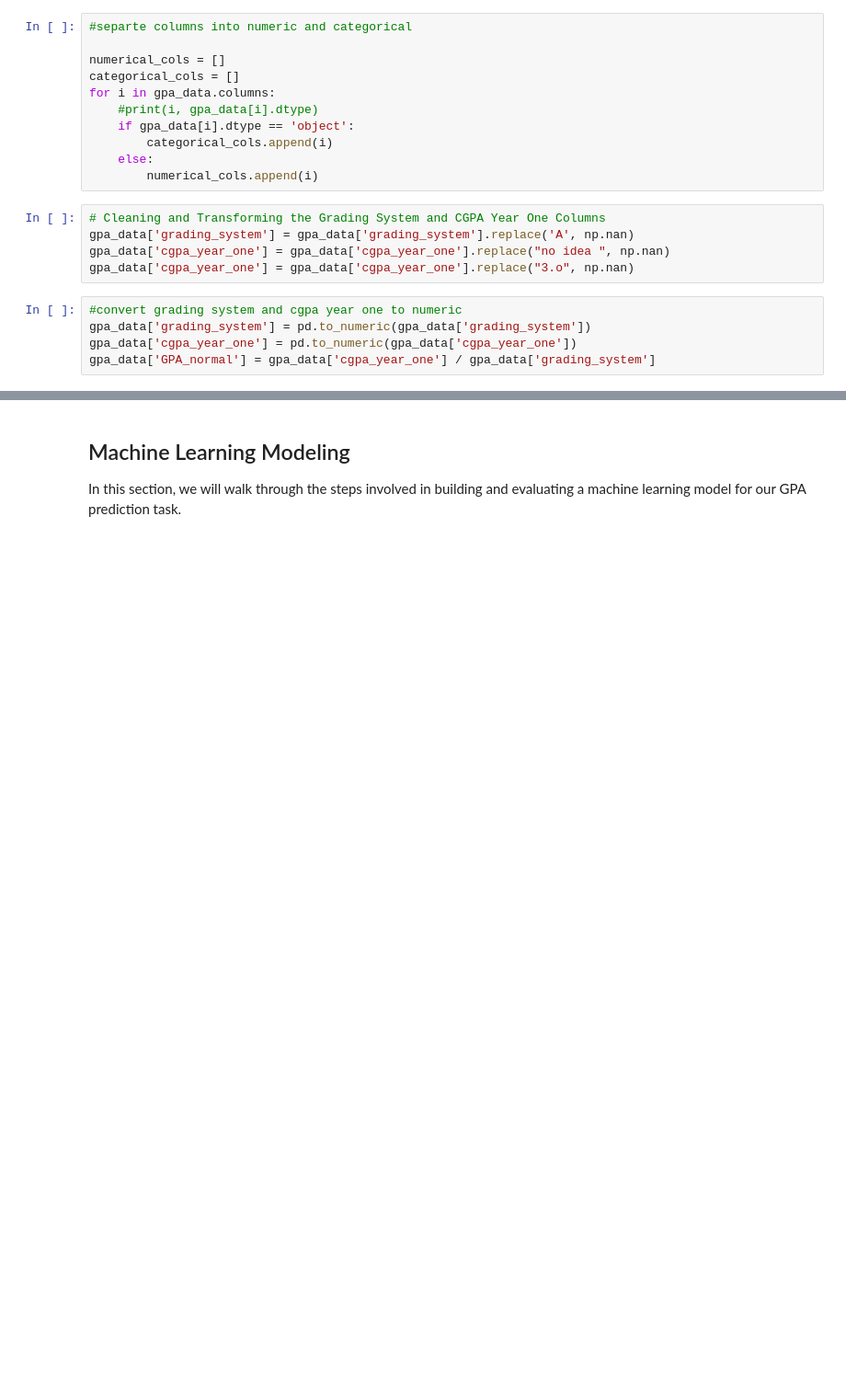
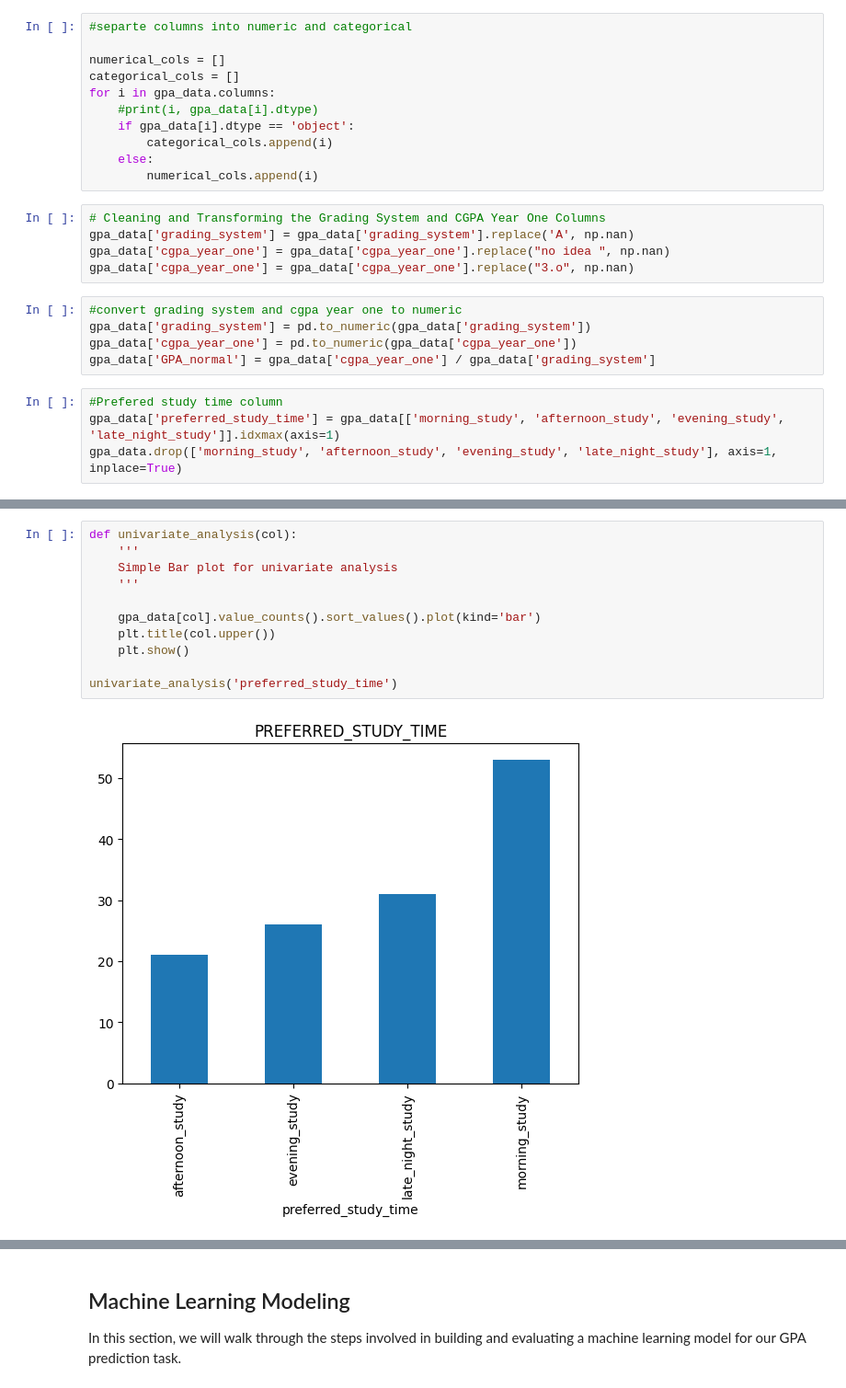
Before and after one commit to mlsanigeria/AI-Hacktober-MLSA, a Jupyter notebook: Project_3/GPA_Prediction_awojidetola/GPA_Prediction.ipynb, the cells around one changed output, grey strips where cells are left out. Shown at 92% size. Saved outputs shown, nothing was run; the diff lists cells and outputs as text; blank space fills up the shorter version.

```diff
--- a/Project_3/GPA_Prediction_awojidetola/GPA_Prediction.ipynb
+++ b/Project_3/GPA_Prediction_awojidetola/GPA_Prediction.ipynb
@@ -170,3 +176,7 @@ gpa_data['cgpa_year_one'] = gpa_data['cgpa_year_one'].replace("3.o", np.nan)
 gpa_data['grading_system'] = pd.to_numeric(gpa_data['grading_system'])
 gpa_data['cgpa_year_one'] = pd.to_numeric(gpa_data['cgpa_year_one'])
 gpa_data['GPA_normal'] = gpa_data['cgpa_year_one'] / gpa_data['grading_system']
+# %%
+#Prefered study time column
+gpa_data['preferred_study_time'] = gpa_data[['morning_study', 'afternoon_study', 'evening_study', 'late_night_study']].idxmax(axis=1)
+gpa_data.drop(['morning_study', 'afternoon_study', 'evening_study', 'late_night_study'], axis=1, inplace=True)
@@ -172,0 +197,13 @@ gpa_data['GPA_normal'] = gpa_data['cgpa_year_one'] / gpa_data['grading_system']
+# %%
+def univariate_analysis(col):
+    '''
+    Simple Bar plot for univariate analysis
+    '''
+
+    gpa_data[col].value_counts().sort_values().plot(kind='bar')
+    plt.title(col.upper())
+    plt.show()
+
+univariate_analysis('preferred_study_time')
+# %% [output]
+[figure, added]
```
Also changed, not shown: parts of 18 cells of this notebook.
